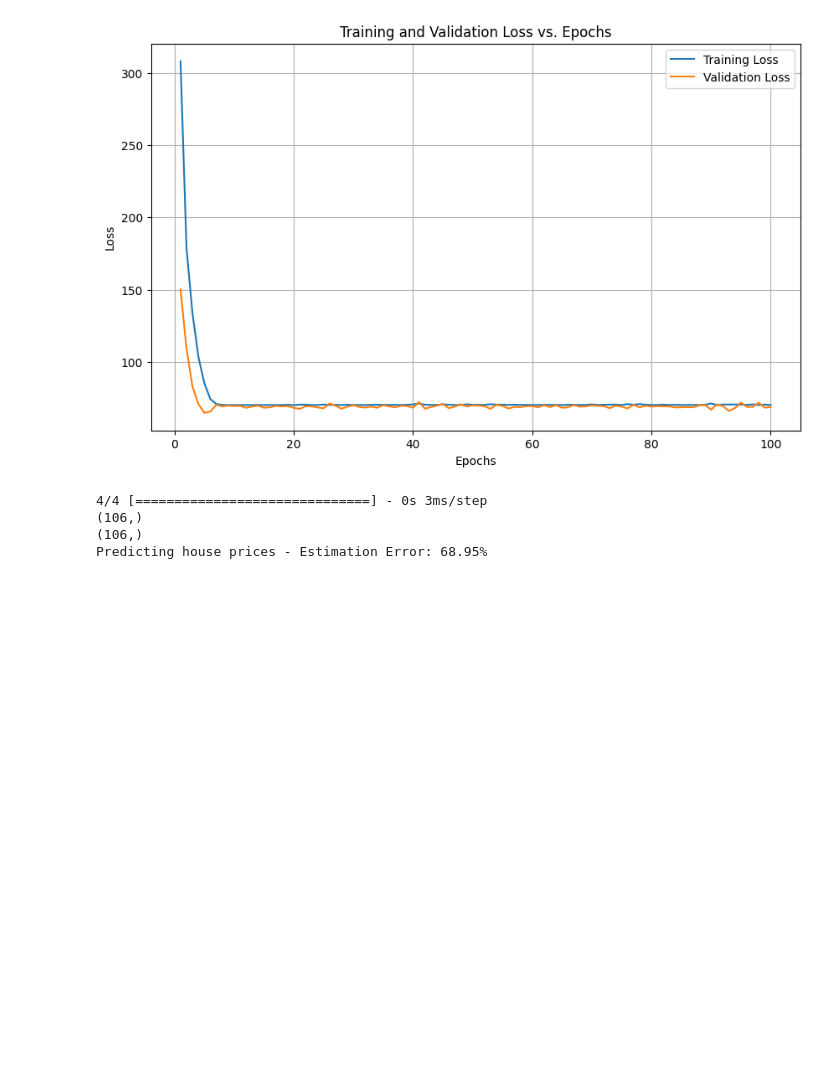
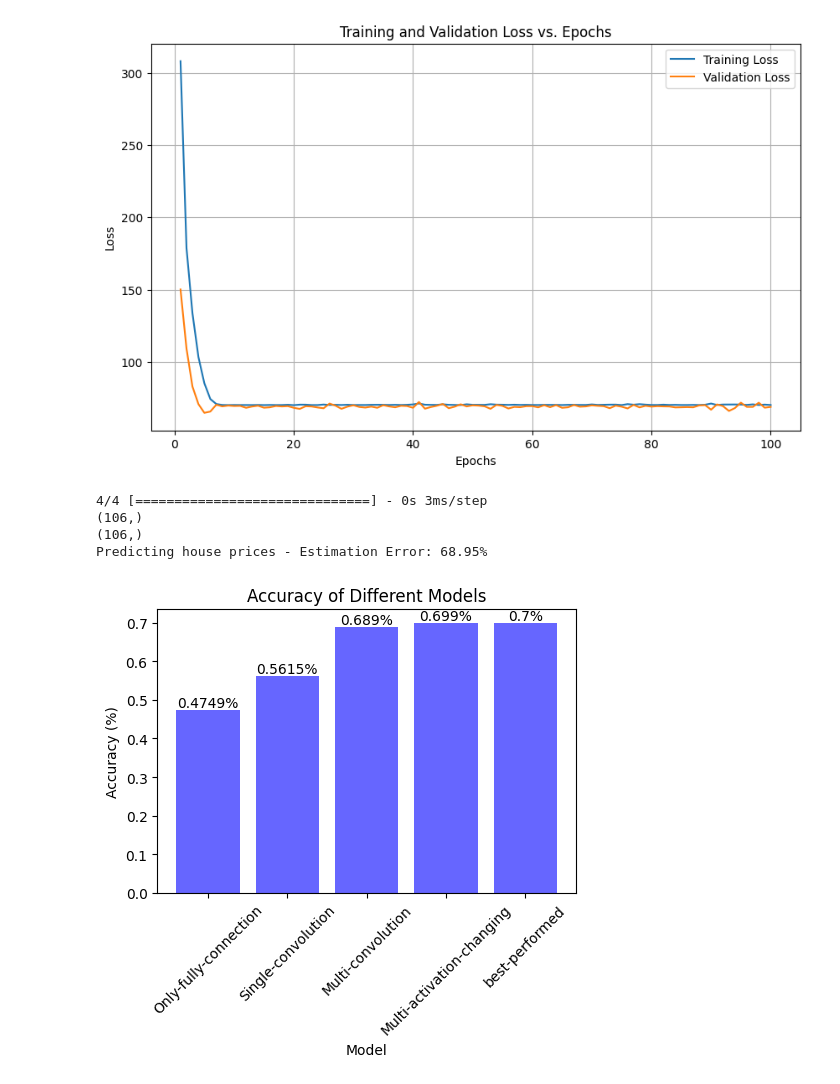
Before and after one commit to zniihgnexy/DL_code, a Jupyter notebook: 02_CNN_Introduction_xinyi.ipynb, the cells around one changed output. Saved outputs shown, nothing was run; the diff lists cells and outputs as text; code cells hidden in the pictures; blank space fills up the shorter version.

```diff
--- a/02_CNN_Introduction_xinyi.ipynb
+++ b/02_CNN_Introduction_xinyi.ipynb
@@ -1346,3 +1369,35 @@ Epoch 100/100
 (106,)
 (106,)
 Predicting house prices - Estimation Error: 68.95%
+# %%
+# Data from the updated table
+models = [
+    'Only-fully-connection',
+    'Single-convolution',
+    'Multi-convolution',
+    'Multi-activation-changing',
+    'best-performed'
+]
+accuracy = [0.4749, 0.5615, 0.689, 0.699, 0.70]
+
+# Plotting the bar graph for accuracy
+plt.figure(figsize=(5,5))
+plt.bar(models, accuracy, color='b', alpha=0.6)
+
+# Title and labels
+plt.title('Accuracy of Different Models')
+plt.ylabel('Accuracy (%)')
+plt.xlabel('Model')
+
+# Rotate the x-axis labels for better readability
+plt.xticks(rotation=45)
+
+# Add the actual value on top of each bar
+for i, acc in enumerate(accuracy):
+    plt.text(i, acc, f"{acc}%", ha='center', va='bottom')
+
+# Show the plot
+plt.tight_layout()
+plt.show()
+# %% [output]
+[figure, added]
```
Also changed, not shown: parts of 2 cells of this notebook.
